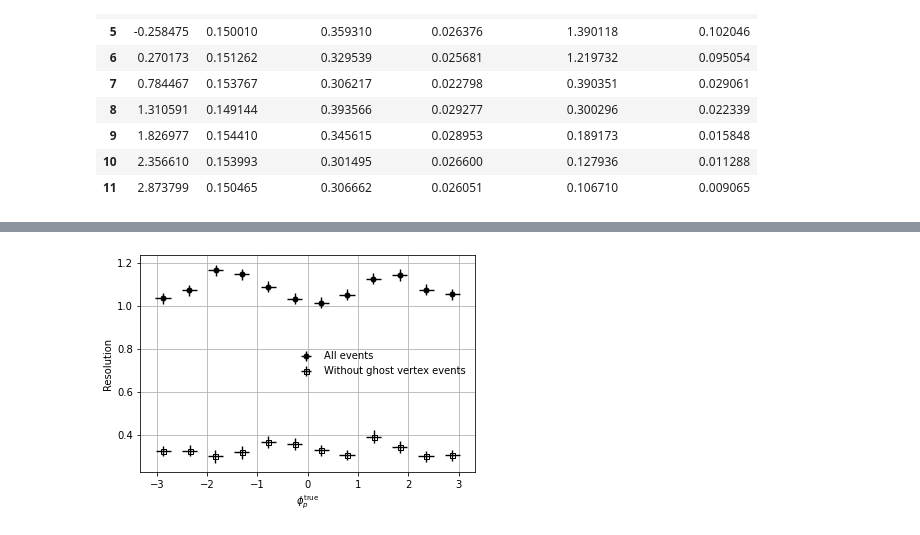
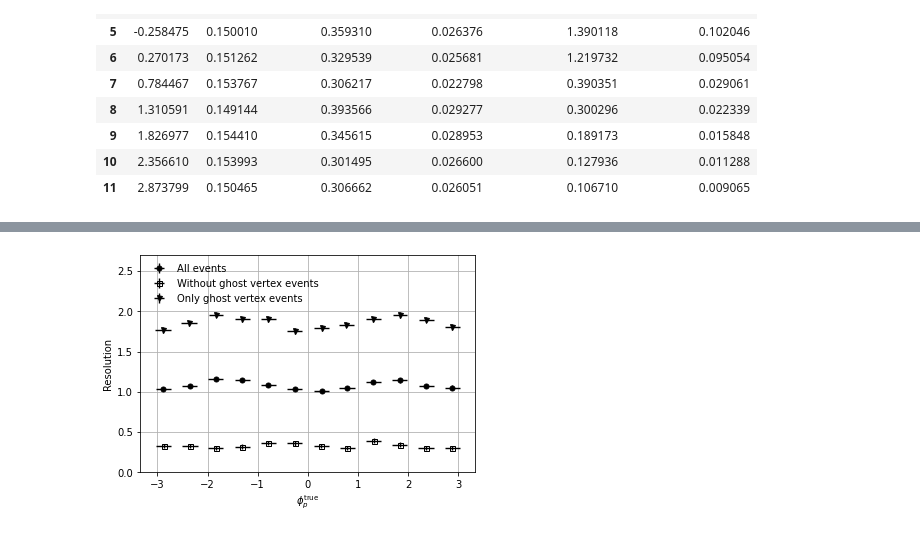
Before and after one commit to alatios/lb2jpsil_lambda-emdm-measurement, a Jupyter notebook: 05_proton_angle_resolutions.ipynb, the cells around one changed output, grey strips where cells are left out. Cells and saved outputs as stored; diff of their text form; code cells hidden in the pictures.

```diff
--- a/05_proton_angle_resolutions.ipynb
+++ b/05_proton_angle_resolutions.ipynb
@@ -1371,2 +1369,4 @@ Basically we want to compute resolutions with and without the banana events.
 # %%
 df_mc_nocross = df_mc.drop(df_mc[in_banana].index).copy()
+# %%
+df_mc_cross = df_mc.drop(df_mc[~in_banana].index).copy()
@@ -1526,33 +1737,48 @@ plt.errorbar(
 plt.errorbar(
     x=df_res_phi_nocross['phi_mean'],
     y=df_res_phi_nocross['resolution_mean'],
     xerr=df_res_phi_nocross['phi_error'],
     yerr=df_res_phi_nocross['resolution_error'],
     color='black',
     linestyle='',
     marker='s',
     markersize=5,
     label='Without ghost vertex events',
     fillstyle='none',
     lw=1.4
 )
 
+plt.errorbar(
+    x=df_res_phi_cross['phi_mean'],
+    y=df_res_phi_cross['resolution_mean'],
+    xerr=df_res_phi_cross['phi_error'],
+    yerr=df_res_phi_cross['resolution_error'],
+    color='black',
+    linestyle='',
+    marker='v',
+    markersize=5,
+    label='Only ghost vertex events',
+    #fillstyle='none',
+    lw=1.4
+)
+
 plt.xlabel(r'$\phi_p^{\mathrm{true}}$')
 plt.ylabel("Resolution")
 
 if show_titles:
     plt.title(r"Proton $\phi$ helicity angle resolution" + "\n" + "(MC simulation, reco sample)")
 
 if show_grid:
     plt.grid()
 
-plt.legend(frameon=False)
+plt.ylim(0,2.7)
+
+plt.legend(frameon=False, loc='upper left')
 
 if save_plots:
     plt.savefig(plot_directory + 'MCRECO_p_phi_resolution_nocross' + '.pdf', bbox_inches = 'tight')
 
-#plt.ylim(0,1.3)
 
 plt.show()
 # %% [output]
-[figure, old version]
+[figure, new version]
```
Also changed, not shown: parts of 14 cells of this notebook.
